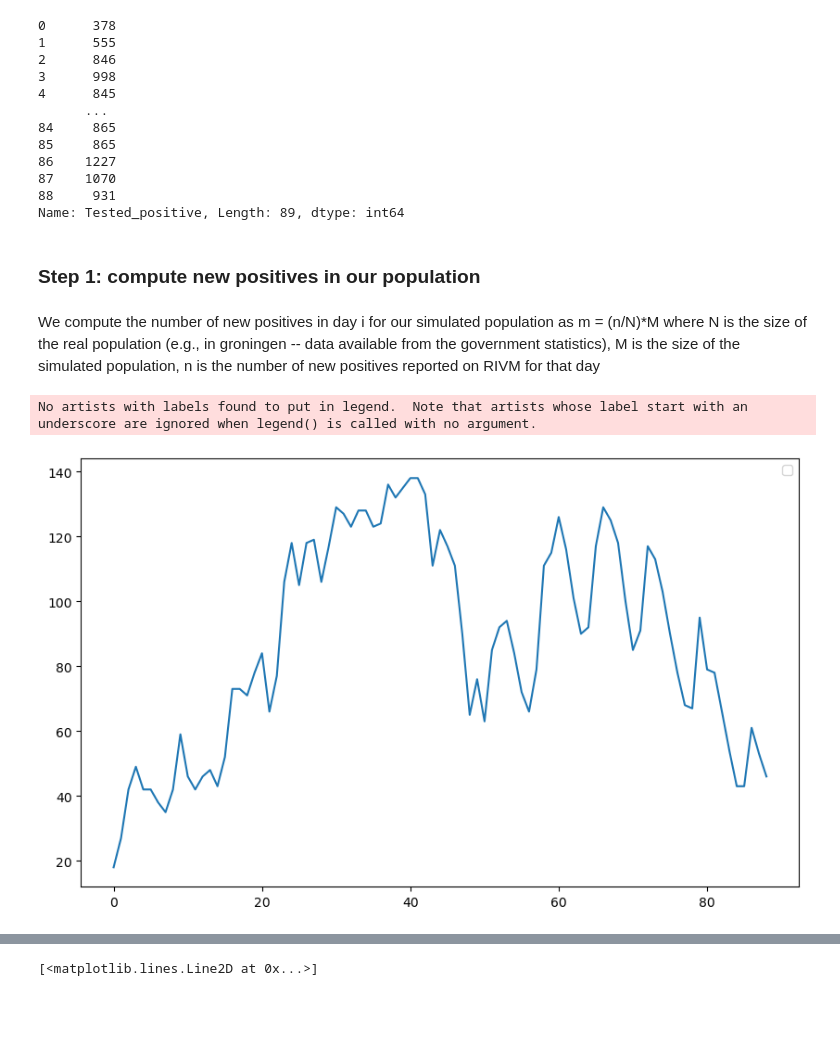
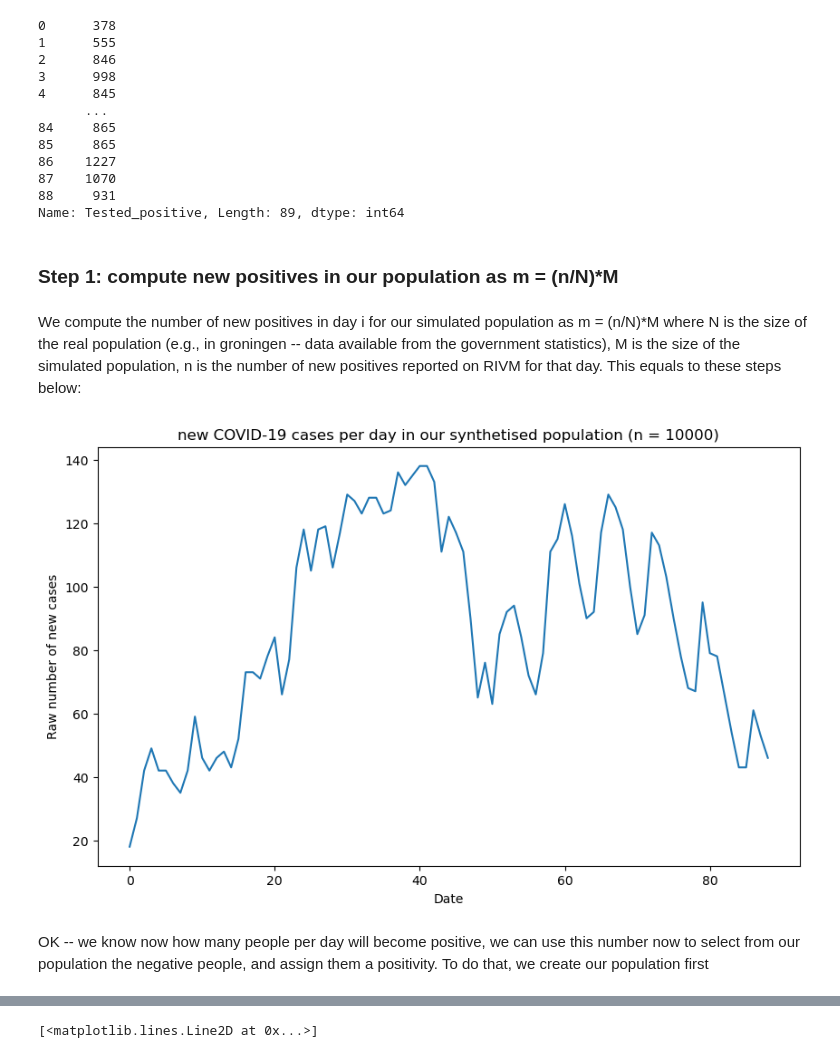
Before and after one commit to covid19ABM/comma, a Jupyter notebook: notebooks/positivity_estimation.ipynb, the cells around one changed output, grey strips where cells are left out. Drawn from its saved outputs; the diff is of its cells as text; code cells hidden in the pictures; blank space fills up the shorter version.

```diff
--- a/notebooks/positivity_estimation.ipynb
+++ b/notebooks/positivity_estimation.ipynb
@@ -88,20 +88,23 @@ size = 10000 # this is our size of the population
 steps = range(len(new_cases)) # these are our steps in the simulation
 population_size = 200336 # estimated from google for Groningen
 # %% [markdown]
-### Step 1: compute new positives in our population
+### Step 1: compute new positives in our population as m = (n/N)*M
 # %% [markdown]
-We compute the number of new positives in day i for our simulated population as m = (n/N)*M where N is the size of the real population (e.g., in groningen -- data available from the government statistics), M is the size of the simulated population, n is the number of new positives reported on RIVM for that day
+We compute the number of new positives in day i for our simulated population as m = (n/N)*M where N is the size of the real population (e.g., in groningen -- data available from the government statistics), M is the size of the simulated population, n is the number of new positives reported on RIVM for that day. This equals to these steps below:
 # %%
 new_cases_sim = (new_cases * size) / population_size
 new_cases_sim = new_cases_sim.astype("int")
 # %%
 plt.figure(figsize=(10,6))
 plt.plot(steps, new_cases_sim)
-plt.legend()
+plt.xlabel('Date')
+plt.ylabel('Raw number of new cases')
+plt.title('new COVID-19 cases per day in our synthetised population (n = 10000)')
 plt.show()
 # %% [output]
-No artists with labels found to put in legend.  Note that artists whose label start with an underscore are ignored when legend() is called with no argument.
-[figure, old version]
+[figure, new version]
+# %% [markdown]
+OK -- we know now how many people per day will become positive, we can use this number now to select from our population the negative people, and assign them a positivity. To do that, we create our population first
 # %%
 from comma.model import Model
 from comma import create_empty_hypotheses
```
Also changed, not shown: parts of 4 cells of this notebook.
